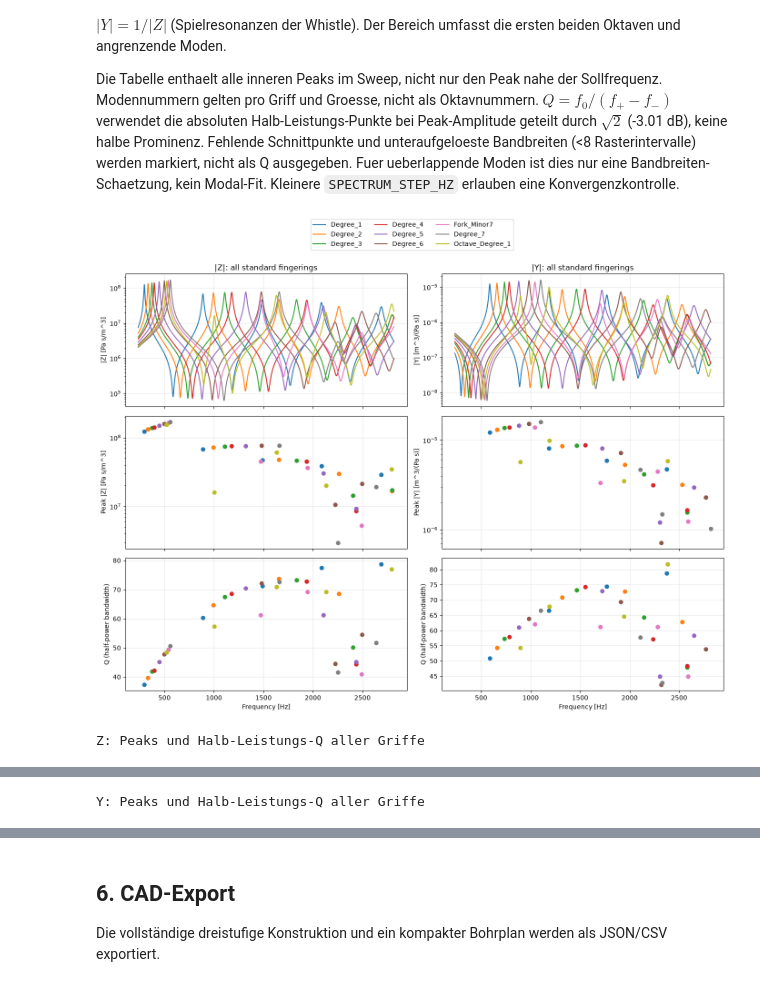
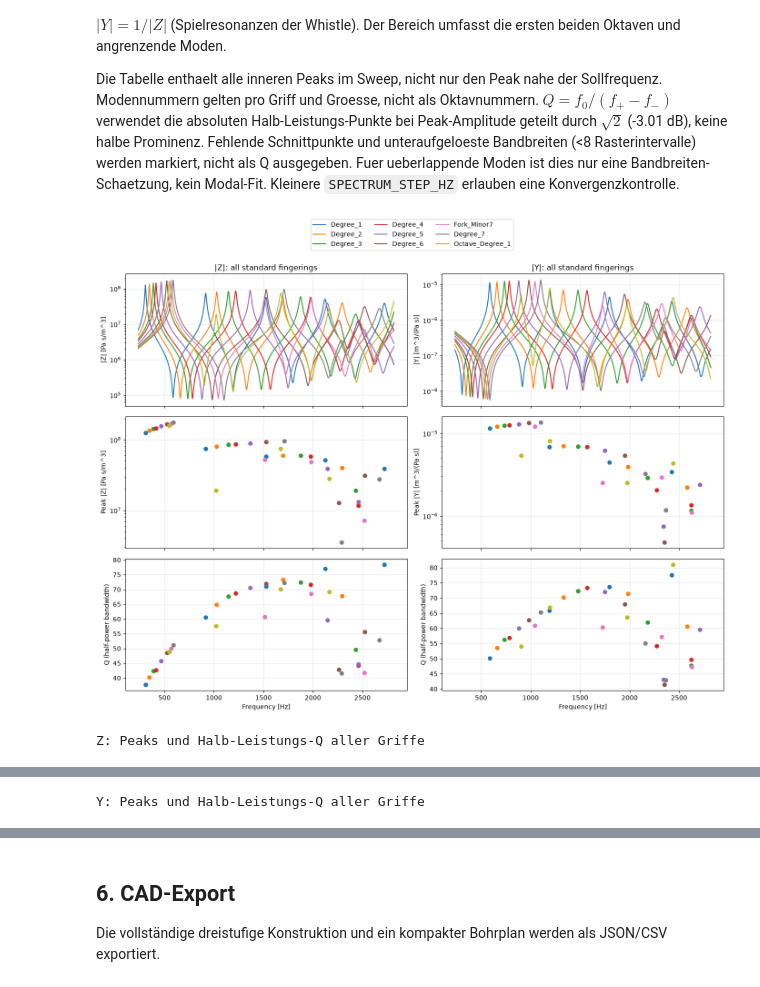
Before and after one commit to tastenmo/openWind, a Jupyter notebook: notebooks/openwind_multikey_design_pipeline.ipynb, the cells around one changed output, grey strips where cells are left out. Saved outputs shown, nothing was run; the diff lists cells and outputs as text; code cells hidden in the pictures.

```diff
--- a/notebooks/openwind_multikey_design_pipeline.ipynb
+++ b/notebooks/openwind_multikey_design_pipeline.ipynb
@@ -30,8 +30,11 @@ TEMPERAMENTS = {
     'Just_Intonation': JUST_INTONATION,
 }
 KEY_NAME = 'Soprano_D'
+MOUTHPIECE_NAME = 'MouthpieceDN16V4'
 PIPE_INNER_DIAMETER_MM = 14.2  # DN16 PVC
+OPTIMIZE_ENDHOLE = False
 TEMPERAMENT_NAME = 'Irish_Folk_Hybrid'
 print('Keys:', ', '.join(SUPPORTED_KEYS))
+print('Mouthpiece:', MOUTHPIECE_NAME)
 # %% [output]
 Keys: Soprano_D, Soprano_C, High_Bb, Alto_A, Low_D
@@ -69,5 +73,9 @@ DN16-PVC mit 14.2 mm Innendurchmesser: Optimiert werden die vorlaeufige Rohrlaen
 # %%
-pipeline = WhistleDesignPipeline(KEY_NAME, tuning)
+pipeline = WhistleDesignPipeline(
+    KEY_NAME, tuning,
+    mouthpiece_name=MOUTHPIECE_NAME,
+    optimize_endhole=OPTIMIZE_ENDHOLE,
+)
 bore = pipeline.run_stage_1_length_endhole_optimization(
     starting_bore_radius_m=PIPE_INNER_DIAMETER_MM / 2000.0,
 )
@@ -130,7 +138,7 @@ display(drilling_table.style.hide(axis='index').set_caption('Bohrplan').format({
     column: '{:.2f}' for column in drilling_table if column.endswith('(mm)')
 }, na_rep='-'))
 
-mouthpiece = pipeline.geometry_factory.load_mouthpiece('MouthpieceDN16V2')
+mouthpiece = pipeline.geometry_factory.load_mouthpiece(MOUTHPIECE_NAME)
 fingering_table = pd.DataFrame(fingering_tuning_rows(
     key_config, tuning, bore, holes, mouthpiece,
     temperature=pipeline.geometry_factory.temperature,
@@ -228,33 +236,33 @@ Die Tabelle enthaelt alle inneren Peaks im Sweep, nicht nur den Peak nahe der So
 # %%
 from tin_whistle_openwind.resonances import (
     compare_fingering_resonances, plot_resonance_comparison,
 )
 
 SPECTRUM_STEP_HZ = 0.25
 spectrum_min_hz = 0.4 * key_config.root_freq_12tet_hz
 spectrum_max_hz = 2.4 * max(targets_hz.values())
 spectrum_frequencies_hz = np.arange(
     spectrum_min_hz, spectrum_max_hz, SPECTRUM_STEP_HZ,
 )
 resonance_comparison = compare_fingering_resonances(
     design.bore, design.holes,
-    pipeline.geometry_factory.load_mouthpiece('MouthpieceDN16V2'),
+    pipeline.geometry_factory.load_mouthpiece(MOUTHPIECE_NAME),
     spectrum_frequencies_hz, temperature=pipeline.geometry_factory.temperature,
 )
 resonance_figure = plot_resonance_comparison(resonance_comparison)
 plt.show()
 
 resonance_table = pd.DataFrame(resonance_comparison.peak_rows)
 for quantity in ('Z', 'Y'):
     table = resonance_table[resonance_table['Quantity'] == quantity]
     display(table.style.hide(axis='index').set_caption(
         f'{quantity}: Peaks und Halb-Leistungs-Q aller Griffe'
     ).format({
         'Peak (Hz)': '{:.2f}', 'Peak amplitude': '{:.4g}',
         'Lower -3 dB (Hz)': '{:.2f}', 'Upper -3 dB (Hz)': '{:.2f}',
         'Bandwidth (Hz)': '{:.2f}', 'Q': '{:.2f}',
     }, na_rep='nicht bestimmbar'))
 # %% [output]
-[figure, old version]
+[figure, new version]
 Z: Peaks und Halb-Leistungs-Q aller Griffe
 | Fingering | Holes (L1-R3) | Quantity | Mode | Peak (Hz) | Peak amplitude | Unit | Lower -3 dB (Hz) | ... |
```
Also changed, not shown: parts of 7 cells of this notebook, 7 other files.
